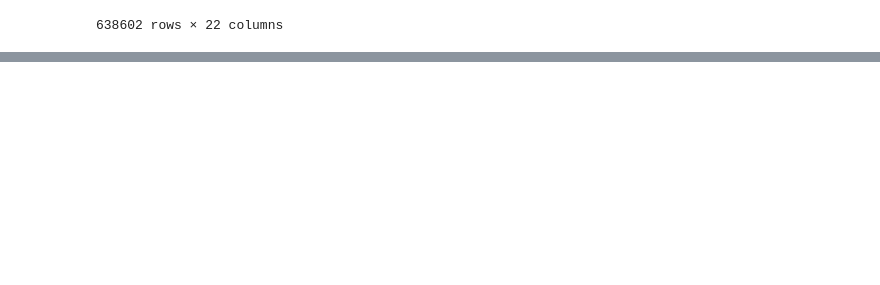
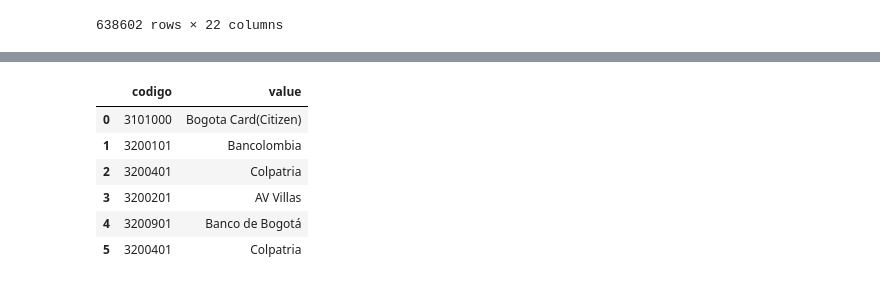
Before and after one commit to Kolozuz/data-analysis-seti-2024, a Jupyter notebook: test.ipynb, the cells around one changed output, grey strips where cells are left out. Saved outputs shown, nothing was run; the diff lists cells and outputs as text; code cells hidden in the pictures; blank space fills up the shorter version.

```diff
--- a/test.ipynb
+++ b/test.ipynb
@@ -211,0 +267,13 @@ dtype: object
+# %%
+emisor = pd.read_json("challenge/emisor.json")
+# emisor.columns = ["Emisor", "Nombre_emisor"]
+
+emisor
+# %% [output]
+|  | codigo | value |
+| 0 | 3101000 | Bogota Card(Citizen) |
+| 1 | 3200101 | Bancolombia |
+| 2 | 3200401 | Colpatria |
+| 3 | 3200201 | AV Villas |
+| 4 | 3200901 | Banco de Bogotá |
+| 5 | 3200401 | Colpatria |
```
Also changed, not shown: parts of 8 cells of this notebook.
